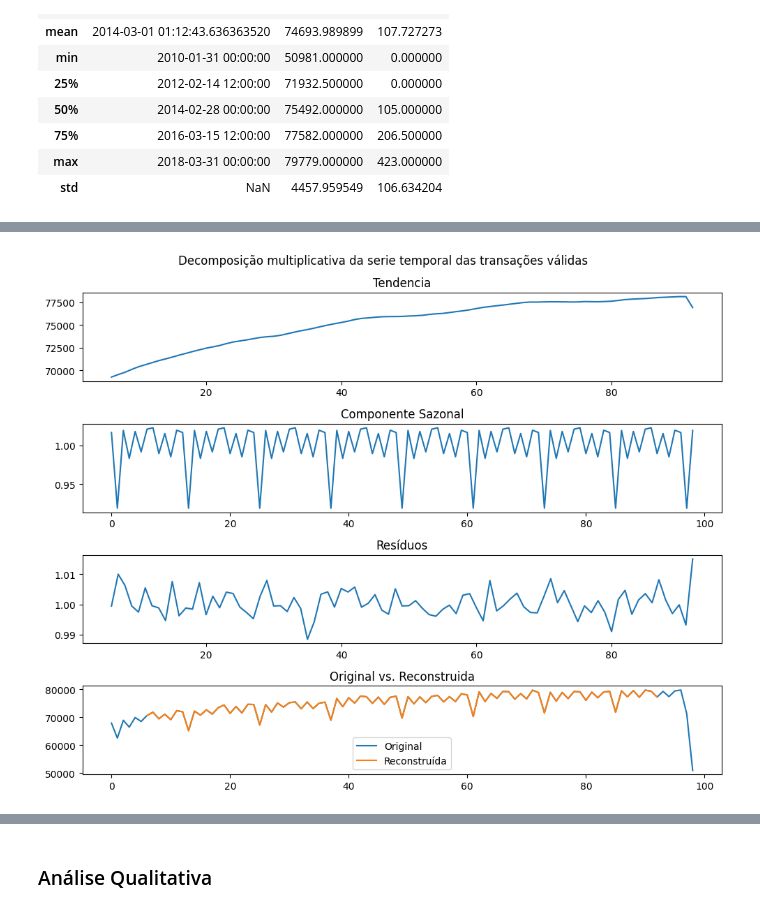
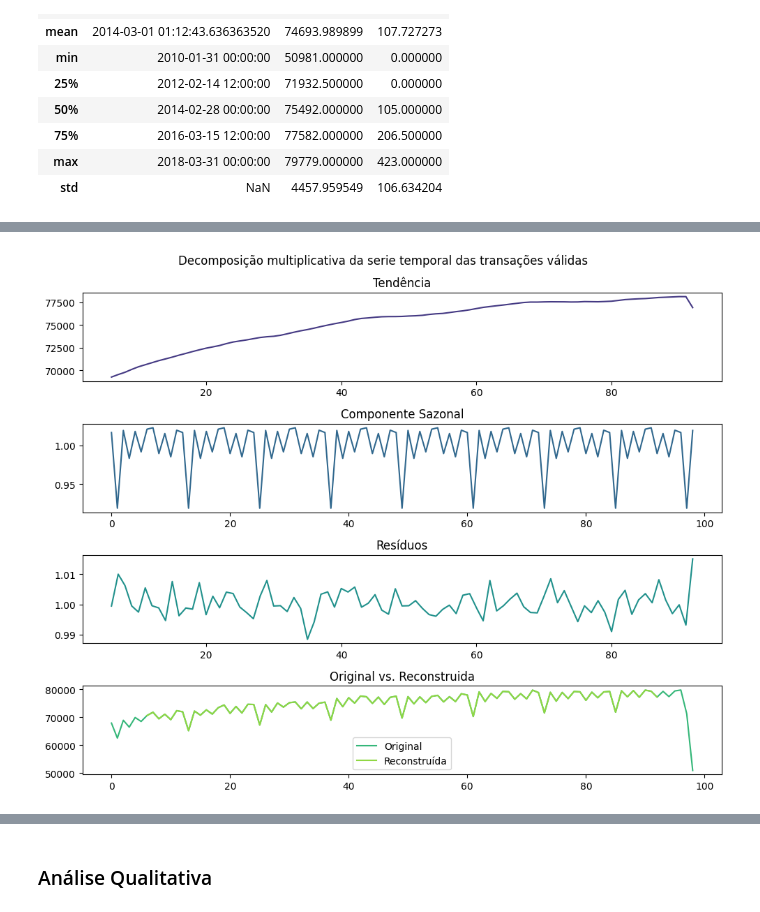
Before and after one commit to Angelicogfa/tcc_mba_datascience_analytics_usp_esalq, a Jupyter notebook: analise_fraude.ipynb, the cells around one changed output, grey strips where cells are left out. Saved outputs shown, nothing was run; the diff lists cells and outputs as text; code cells hidden in the pictures.

```diff
--- a/analise_fraude.ipynb
+++ b/analise_fraude.ipynb
@@ -513,6 +500,9 @@ df_pivot.describe()
 | 75% | 2016-03-15 12:00:00 | 77582.000000 | 206.500000 |
 | max | 2018-03-31 00:00:00 | 79779.000000 | 423.000000 |
 | std | NaN | 4457.959549 | 106.634204 |
+# %%
+df_pivot['fraud_mean'] = df_pivot['fraud'].rolling(window=3).mean()
+df_pivot['non_fraud_mean'] = df_pivot['non_fraud'].rolling(window=3).mean()
 # %%
 # Plotando
 plt.figure(figsize=(10, 6))
@@ -594,28 +585,29 @@ plt.show()
 decompa_nonfraud = seasonal_decompose(df_pivot['non_fraud'], model='multiplicative', period=12)
 # %%
 plt.figure(figsize=(10, 8))
+colors = sns.color_palette("viridis", 5)
 
 plt.suptitle('Decomposição multiplicativa da serie temporal das transações válidas')
 
 plt.subplot(4, 1, 1)
-plt.plot(decompa_nonfraud.trend)
-plt.title('Tendencia')
+plt.plot(decompa_nonfraud.trend, color=colors[0])
+plt.title('Tendência')
 
 plt.subplot(4, 1, 2)
-plt.plot(decompa_nonfraud.seasonal)
+plt.plot(decompa_nonfraud.seasonal, color=colors[1])
 plt.title('Componente Sazonal')
 
 plt.subplot(4, 1, 3)
-plt.plot(decompa_nonfraud.resid)
+plt.plot(decompa_nonfraud.resid, color=colors[2])
 plt.title('Resíduos')
 
 plt.subplot(4, 1, 4)
-plt.plot(df_pivot['non_fraud'], label='Original')
-plt.plot(decompa_nonfraud.trend * decompa_nonfraud.seasonal * decompa_nonfraud.resid, label='Reconstruída')
+plt.plot(decompa_nonfraud.observed, label='Original', color=colors[3])
+plt.plot(decompa_nonfraud.trend * decompa_nonfraud.seasonal * decompa_nonfraud.resid, label='Reconstruída', color=colors[4])
 plt.title('Original vs. Reconstruida')
 plt.legend()
 
 plt.tight_layout()
 plt.show()
 # %% [output]
-[figure, old version]
+[figure, new version]
```
Also changed, not shown: parts of 21 cells of this notebook.
